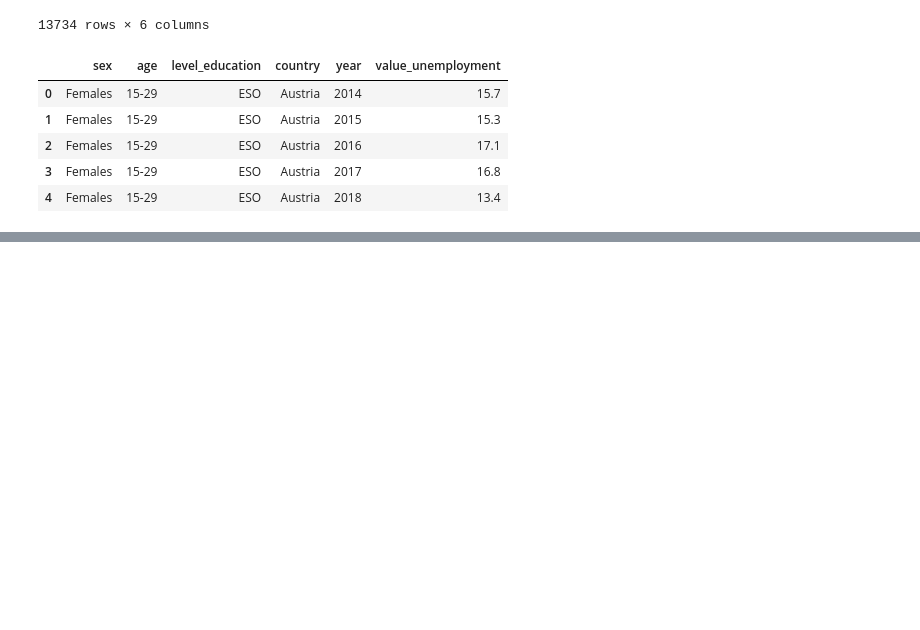
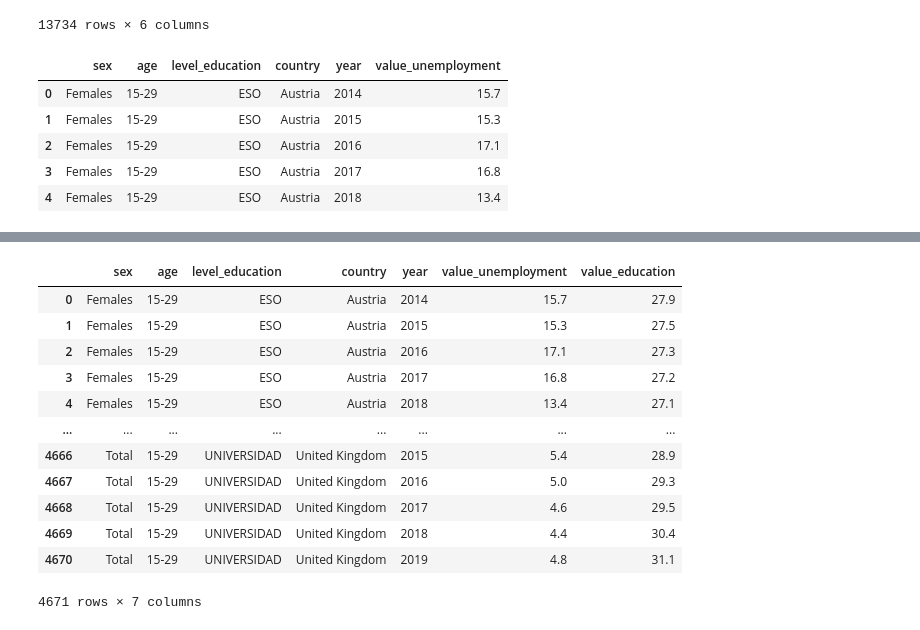
Before and after one commit to harimrys/project-ue, a Jupyter notebook: main.ipynb, the cells around one changed output, grey strips where cells are left out. Saved outputs shown, nothing was run; the diff lists cells and outputs as text; code cells hidden in the pictures; blank space fills up the shorter version.

```diff
--- a/main.ipynb
+++ b/main.ipynb
@@ -84,0 +78,2 @@ unemployment.head()
+# %%
+unemployment = unemployment[unemployment["country"] != "Luxembourg"]
@@ -106,0 +113,17 @@ nulos(unemployment)
+# %%
+nuevo2 = pd.merge(unemployment, education, on = ["sex", "level_education", "age", "country", "year"], how = "right")
+nuevo2
+# %% [output]
+|  | sex | age | level_education | country | year | value_unemployment | value_education |
+| 0 | Females | 15-29 | ESO | Austria | 2014 | 15.7 | 27.9 |
+| 1 | Females | 15-29 | ESO | Austria | 2015 | 15.3 | 27.5 |
+| 2 | Females | 15-29 | ESO | Austria | 2016 | 17.1 | 27.3 |
+| 3 | Females | 15-29 | ESO | Austria | 2017 | 16.8 | 27.2 |
+| 4 | Females | 15-29 | ESO | Austria | 2018 | 13.4 | 27.1 |
+| ... | ... | ... | ... | ... | ... | ... | ... |
+| 4666 | Total | 15-29 | UNIVERSIDAD | United Kingdom | 2015 | 5.4 | 28.9 |
+| 4667 | Total | 15-29 | UNIVERSIDAD | United Kingdom | 2016 | 5.0 | 29.3 |
+| 4668 | Total | 15-29 | UNIVERSIDAD | United Kingdom | 2017 | 4.6 | 29.5 |
+| 4669 | Total | 15-29 | UNIVERSIDAD | United Kingdom | 2018 | 4.4 | 30.4 |
+| 4670 | Total | 15-29 | UNIVERSIDAD | United Kingdom | 2019 | 4.8 | 31.1 |
+4671 rows × 7 columns
```
Also changed, not shown: parts of 16 cells of this notebook, 1 other file.
